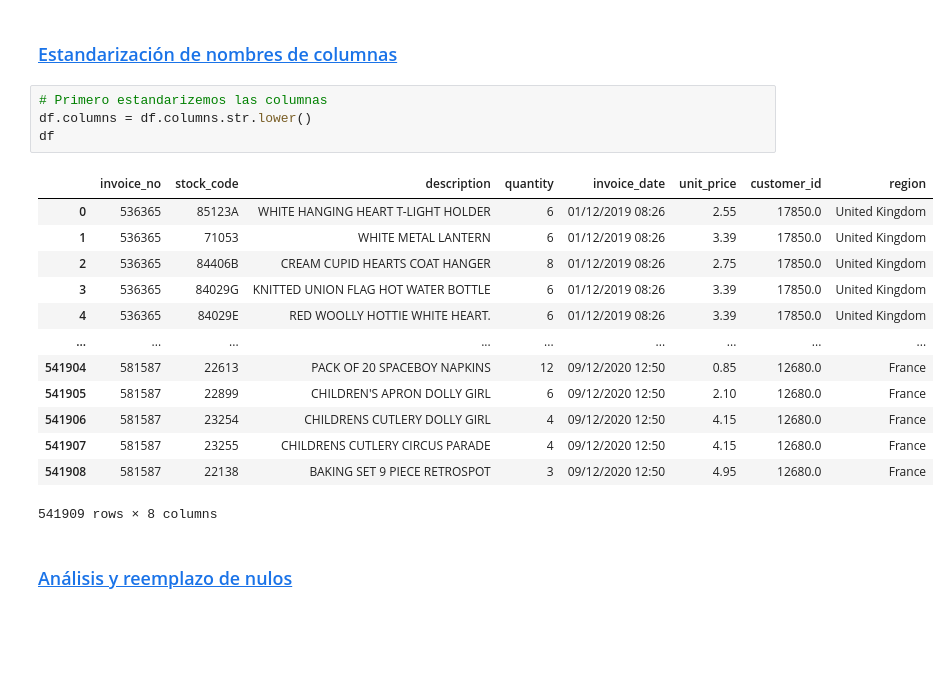
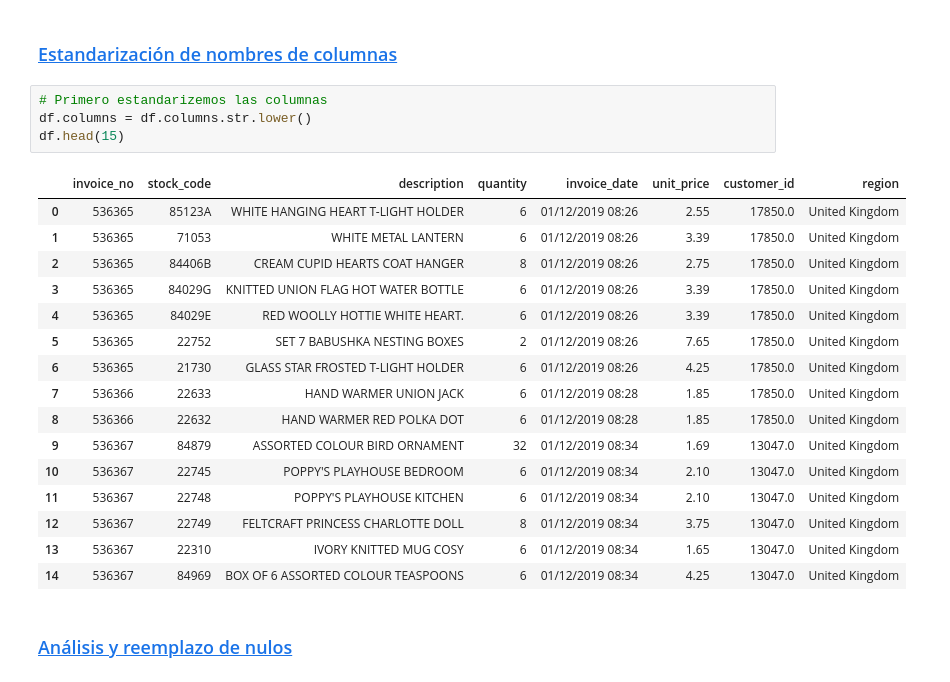
Before and after one commit to MaElmoon39/RetailSaviors, a Jupyter notebook: Cruh.ipynb, the cells around one changed output. Cells and saved outputs as stored; diff of their text form; blank space fills up the shorter version.

```diff
--- a/Cruh.ipynb
+++ b/Cruh.ipynb
@@ -71,21 +84,24 @@ df.drop_duplicates(inplace=True)
 # %%
 # Primero estandarizemos las columnas
 df.columns = df.columns.str.lower()
-df
+df.head(15)
 # %% [output]
 |  | invoice_no | stock_code | description | quantity | invoice_date | unit_price | customer_id | region |
 | 0 | 536365 | 85123A | WHITE HANGING HEART T-LIGHT HOLDER | 6 | 01/12/2019 08:26 | 2.55 | 17850.0 | United Kingdom |
 | 1 | 536365 | 71053 | WHITE METAL LANTERN | 6 | 01/12/2019 08:26 | 3.39 | 17850.0 | United Kingdom |
 | 2 | 536365 | 84406B | CREAM CUPID HEARTS COAT HANGER | 8 | 01/12/2019 08:26 | 2.75 | 17850.0 | United Kingdom |
 | 3 | 536365 | 84029G | KNITTED UNION FLAG HOT WATER BOTTLE | 6 | 01/12/2019 08:26 | 3.39 | 17850.0 | United Kingdom |
 | 4 | 536365 | 84029E | RED WOOLLY HOTTIE WHITE HEART. | 6 | 01/12/2019 08:26 | 3.39 | 17850.0 | United Kingdom |
-| ... | ... | ... | ... | ... | ... | ... | ... | ... |
-| 541904 | 581587 | 22613 | PACK OF 20 SPACEBOY NAPKINS | 12 | 09/12/2020 12:50 | 0.85 | 12680.0 | France |
-| 541905 | 581587 | 22899 | CHILDREN'S APRON DOLLY GIRL | 6 | 09/12/2020 12:50 | 2.10 | 12680.0 | France |
-| 541906 | 581587 | 23254 | CHILDRENS CUTLERY DOLLY GIRL | 4 | 09/12/2020 12:50 | 4.15 | 12680.0 | France |
-| 541907 | 581587 | 23255 | CHILDRENS CUTLERY CIRCUS PARADE | 4 | 09/12/2020 12:50 | 4.15 | 12680.0 | France |
-| 541908 | 581587 | 22138 | BAKING SET 9 PIECE RETROSPOT | 3 | 09/12/2020 12:50 | 4.95 | 12680.0 | France |
+| 5 | 536365 | 22752 | SET 7 BABUSHKA NESTING BOXES | 2 | 01/12/2019 08:26 | 7.65 | 17850.0 | United Kingdom |
+| 6 | 536365 | 21730 | GLASS STAR FROSTED T-LIGHT HOLDER | 6 | 01/12/2019 08:26 | 4.25 | 17850.0 | United Kingdom |
+| 7 | 536366 | 22633 | HAND WARMER UNION JACK | 6 | 01/12/2019 08:28 | 1.85 | 17850.0 | United Kingdom |
+| 8 | 536366 | 22632 | HAND WARMER RED POLKA DOT | 6 | 01/12/2019 08:28 | 1.85 | 17850.0 | United Kingdom |
+| 9 | 536367 | 84879 | ASSORTED COLOUR BIRD ORNAMENT | 32 | 01/12/2019 08:34 | 1.69 | 13047.0 | United Kingdom |
+| 10 | 536367 | 22745 | POPPY'S PLAYHOUSE BEDROOM | 6 | 01/12/2019 08:34 | 2.10 | 13047.0 | United Kingdom |
+| 11 | 536367 | 22748 | POPPY'S PLAYHOUSE KITCHEN | 6 | 01/12/2019 08:34 | 2.10 | 13047.0 | United Kingdom |
+| 12 | 536367 | 22749 | FELTCRAFT PRINCESS CHARLOTTE DOLL | 8 | 01/12/2019 08:34 | 3.75 | 13047.0 | United Kingdom |
+| 13 | 536367 | 22310 | IVORY KNITTED MUG COSY | 6 | 01/12/2019 08:34 | 1.65 | 13047.0 | United Kingdom |
+| 14 | 536367 | 84969 | BOX OF 6 ASSORTED COLOUR TEASPOONS | 6 | 01/12/2019 08:34 | 4.25 | 13047.0 | United Kingdom |
-541909 rows × 8 columns
 # %% [markdown]
 ### <a id='toc1_1_2_'></a>[Análisis y reemplazo de nulos](#toc0_)
 # %%
```
Also changed, not shown: parts of 32 cells of this notebook.
